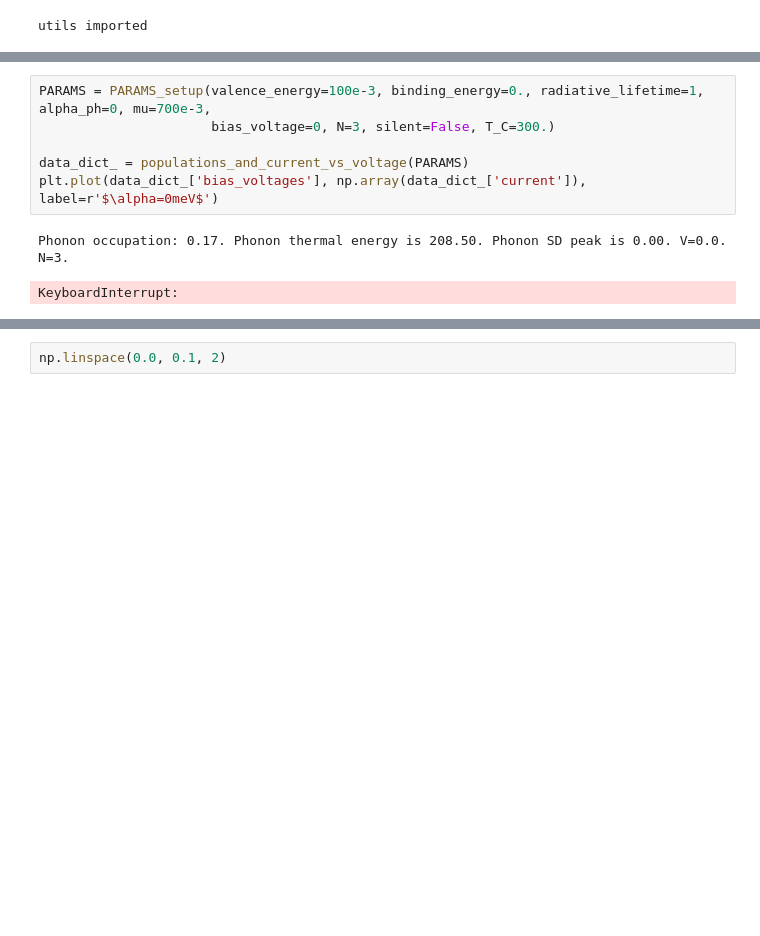
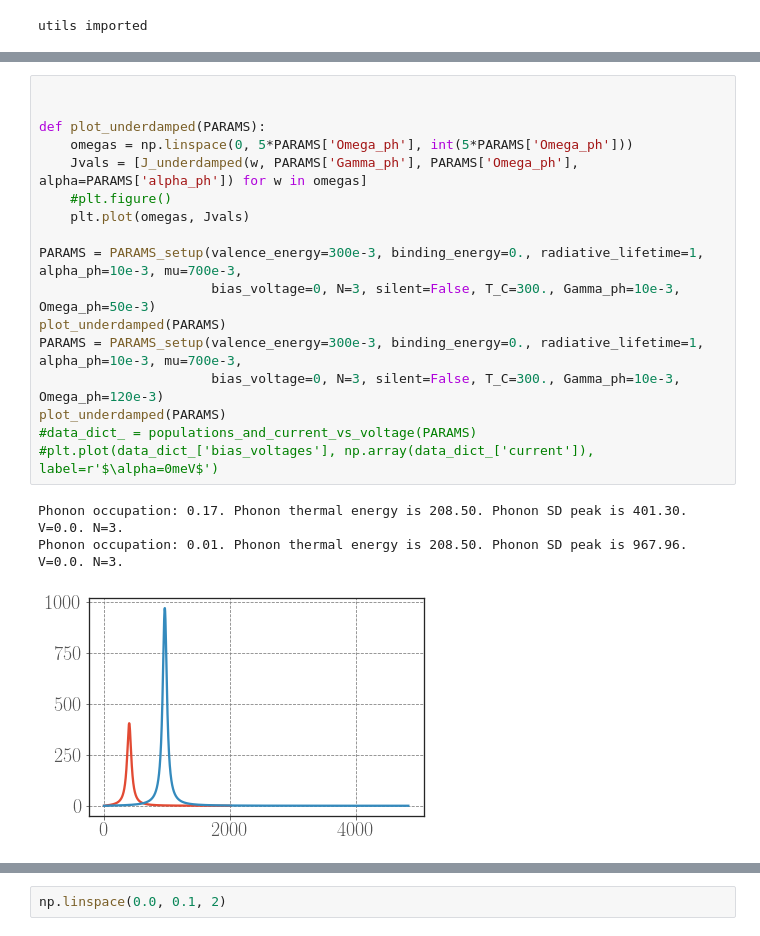
Before and after one commit to HenryMaguire/TLS-photocell-code, a Jupyter notebook: lead_nonadditivity_low_T.ipynb, the cells around one changed output, grey strips where cells are left out. Cells and saved outputs as stored; diff of their text form; blank space fills up the shorter version.

```diff
--- a/lead_nonadditivity_low_T.ipynb
+++ b/lead_nonadditivity_low_T.ipynb
@@ -20,12 +37,24 @@ utils imported
 # %%
-PARAMS = PARAMS_setup(valence_energy=100e-3, binding_energy=0., radiative_lifetime=1, alpha_ph=0, mu=700e-3,
-                      bias_voltage=0, N=3, silent=False, T_C=300.)
 
-data_dict_ = populations_and_current_vs_voltage(PARAMS)
-plt.plot(data_dict_['bias_voltages'], np.array(data_dict_['current']), label=r'$\alpha=0meV$')
+
+def plot_underdamped(PARAMS):
+    omegas = np.linspace(0, 5*PARAMS['Omega_ph'], int(5*PARAMS['Omega_ph']))
+    Jvals = [J_underdamped(w, PARAMS['Gamma_ph'], PARAMS['Omega_ph'], alpha=PARAMS['alpha_ph']) for w in omegas]
+    #plt.figure()
+    plt.plot(omegas, Jvals)
+
+PARAMS = PARAMS_setup(valence_energy=300e-3, binding_energy=0., radiative_lifetime=1, alpha_ph=10e-3, mu=700e-3,
+                      bias_voltage=0, N=3, silent=False, T_C=300., Gamma_ph=10e-3, Omega_ph=50e-3)
+plot_underdamped(PARAMS)
+PARAMS = PARAMS_setup(valence_energy=300e-3, binding_energy=0., radiative_lifetime=1, alpha_ph=10e-3, mu=700e-3,
+                      bias_voltage=0, N=3, silent=False, T_C=300., Gamma_ph=10e-3, Omega_ph=120e-3)
+plot_underdamped(PARAMS)
+#data_dict_ = populations_and_current_vs_voltage(PARAMS)
+#plt.plot(data_dict_['bias_voltages'], np.array(data_dict_['current']), label=r'$\alpha=0meV$')
 # %% [output]
-Phonon occupation: 0.17. Phonon thermal energy is 208.50. Phonon SD peak is 0.00. V=0.0. N=3.
+Phonon occupation: 0.17. Phonon thermal energy is 208.50. Phonon SD peak is 401.30. V=0.0. N=3.
+Phonon occupation: 0.01. Phonon thermal energy is 208.50. Phonon SD peak is 967.96. V=0.0. N=3.
-KeyboardInterrupt:
+[figure, added]
 # %% [markdown]
 # Designing an experiment to understand non-additivity
 
```
Also changed, not shown: parts of 4 cells of this notebook, 37 other files.
